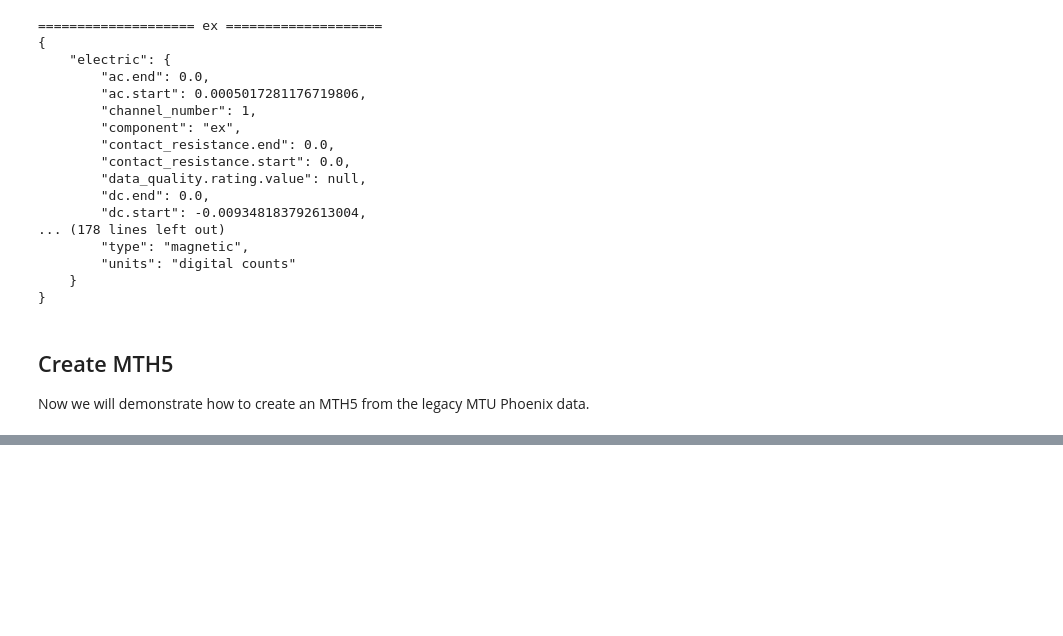
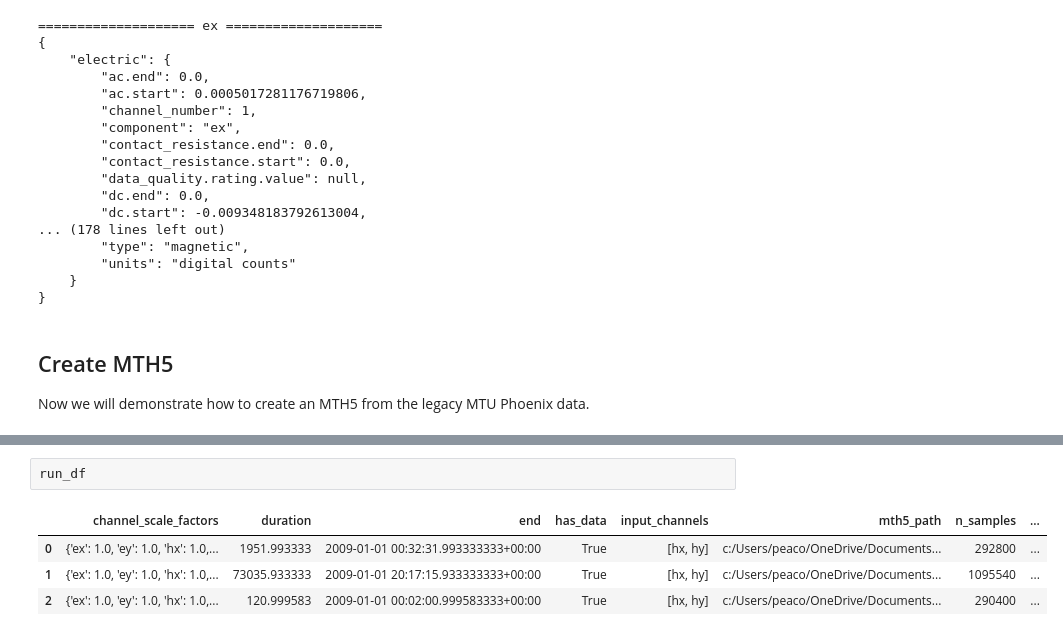
Before and after one commit to kujaku11/mth5, a Jupyter notebook: docs/examples/notebooks/make_mth5_from_phoenix_legacy_mtu.ipynb, the cells around one changed output, grey strips where cells are left out. Cells and saved outputs as stored; diff of their text form; blank space fills up the shorter version.

```diff
--- a/docs/examples/notebooks/make_mth5_from_phoenix_legacy_mtu.ipynb
+++ b/docs/examples/notebooks/make_mth5_from_phoenix_legacy_mtu.ipynb
@@ -189,0 +219,7 @@ ValueError: VLEN strings do not support embedded NULLs
+# %%
+run_df
+# %% [output]
+|  | channel_scale_factors | duration | end | has_data | input_channels | mth5_path | n_samples | ... |
+| 0 | {'ex': 1.0, 'ey': 1.0, 'hx': 1.0,... | 1951.993333 | 2009-01-01 00:32:31.993333333+00:00 | True | [hx, hy] | c:/Users/peaco/OneDrive/Documents... | 292800 | ... |
+| 1 | {'ex': 1.0, 'ey': 1.0, 'hx': 1.0,... | 73035.933333 | 2009-01-01 20:17:15.933333333+00:00 | True | [hx, hy] | c:/Users/peaco/OneDrive/Documents... | 1095540 | ... |
+| 2 | {'ex': 1.0, 'ey': 1.0, 'hx': 1.0,... | 120.999583 | 2009-01-01 00:02:00.999583333+00:00 | True | [hx, hy] | c:/Users/peaco/OneDrive/Documents... | 290400 | ... |
```
Also changed, not shown: parts of 4 cells of this notebook.
